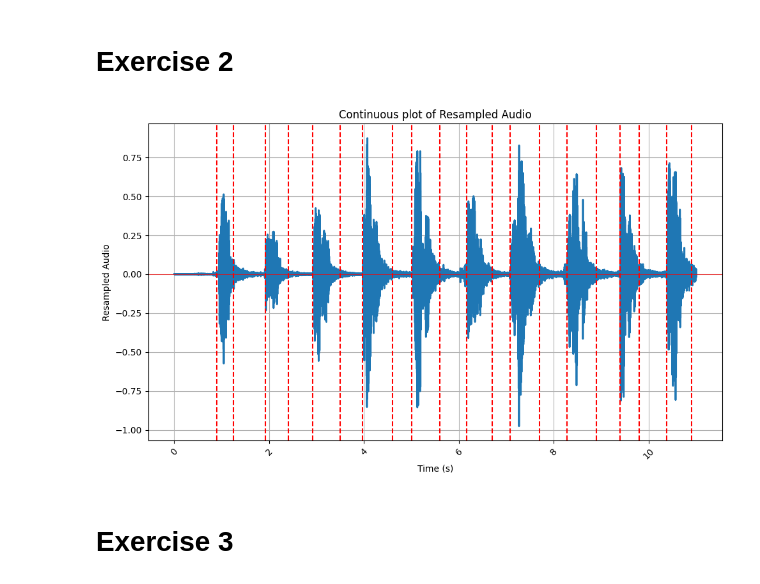
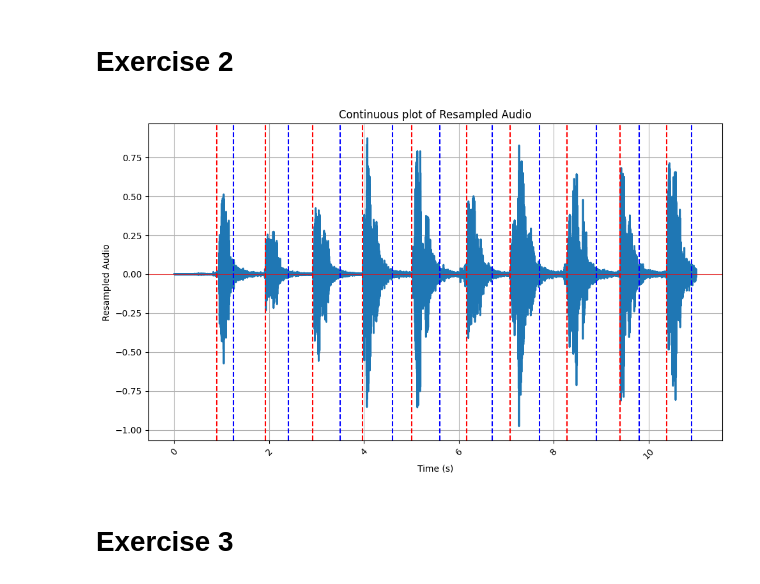
Before and after one commit to carlosedm10/college, a Jupyter notebook: TDS/P2/Prac2.ipynb, the cells around one changed output. Drawn from its saved outputs; the diff is of its cells as text; code cells hidden in the pictures.

```diff
--- a/TDS/P2/Prac2.ipynb
+++ b/TDS/P2/Prac2.ipynb
@@ -96,38 +96,40 @@ t = np.arange(
 numbers_seconds = {
     "0": [0.9, 1.25],
     "1": [1.92, 2.4],
     "2": [2.92, 3.5],
     "3": [3.97, 4.6],
     "4": [5, 5.6],
     "5": [6.16, 6.7],
     "6": [7.08, 7.7],
     "7": [8.28, 8.9],
     "8": [9.4, 9.8],
     "9": [10.38, 10.9],
 }
 # Transforming the dictionary into a vector
 
-vertical_lines = []
+first_lines = []
+second_lines = []
 for number in numbers_seconds:
-    vertical_lines.append(numbers_seconds[number][0])
-    vertical_lines.append(numbers_seconds[number][1])
+    first_lines.append(numbers_seconds[number][0])
+    second_lines.append(numbers_seconds[number][1])
 
 
 # Plotting the resampled audio with vertical lines for the start and end of each number
 
 
 # Time vector
 t = np.arange(0, len(audio_data_resampled) / target_freq, 1 / target_freq)
 
 # Plot the audio
 continuous_time_plot(
     t,
     audio_data_resampled,
     variable_name="Resampled Audio",
-    vertical_lines=vertical_lines,
+    principal_lines=first_lines,
+    secondary_lines=second_lines,
 )
 # %% [output]
-[figure, old version]
+[figure, new version]
 # %% [markdown]
 # Exercise 3
 # %%
```
Also changed, not shown: parts of 4 cells of this notebook, 1 other file.
